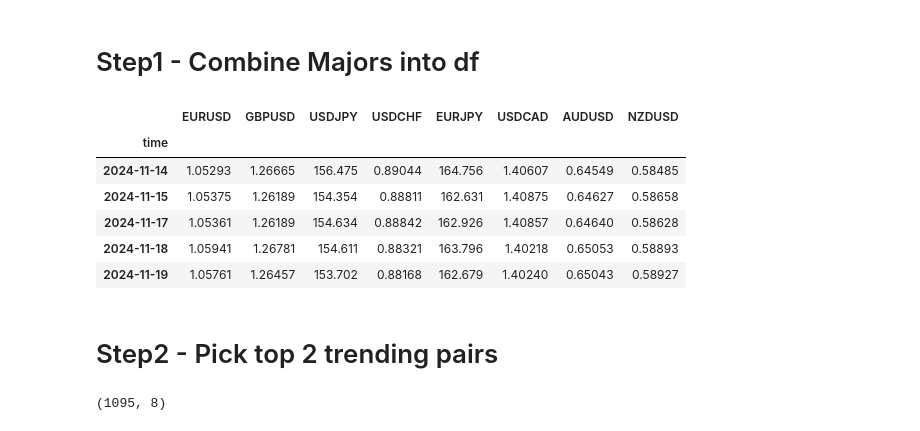
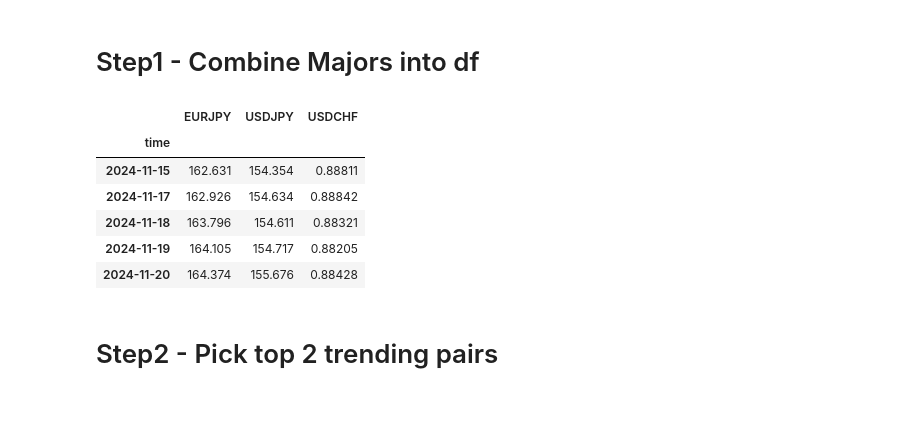
Before and after one commit to Stevealila/Trade, a Jupyter notebook: buy.ipynb, the cells around one changed output. Cells and saved outputs as stored; diff of their text form; code cells hidden in the pictures.

```diff
--- a/buy.ipynb
+++ b/buy.ipynb
@@ -10,25 +12,21 @@ from utils.mt5 import get_currency_pair_data_
 # %% [markdown]
 # Step1 - Combine Majors into df
 # %%
-majors = [ "EURUSD", "GBPUSD", "USDJPY", "USDCHF", "EURJPY", "USDCAD", "AUDUSD", "NZDUSD"]
+currencies = ["EURJPY", "USDJPY", "USDCHF"]
 
 curr_dict = {}
-for currency in majors:
-    curr_dict[currency] = get_currency_pair_data_(currency)['close']
+for currency in currencies:
+    curr_dict[currency] = get_currency_pair_data_(currency, years_back=1)['close']
 
-df = pd.concat(curr_dict, axis=1)
+df = pd.concat(curr_dict, axis=1).to_period('D')
 df.tail()
 # %% [output]
-|  | EURUSD | GBPUSD | USDJPY | USDCHF | EURJPY | USDCAD | AUDUSD | NZDUSD |
-| time |  |  |  |  |  |  |  |  |
-| 2024-11-14 | 1.05293 | 1.26665 | 156.475 | 0.89044 | 164.756 | 1.40607 | 0.64549 | 0.58485 |
-| 2024-11-15 | 1.05375 | 1.26189 | 154.354 | 0.88811 | 162.631 | 1.40875 | 0.64627 | 0.58658 |
-| 2024-11-17 | 1.05361 | 1.26189 | 154.634 | 0.88842 | 162.926 | 1.40857 | 0.64640 | 0.58628 |
-| 2024-11-18 | 1.05941 | 1.26781 | 154.611 | 0.88321 | 163.796 | 1.40218 | 0.65053 | 0.58893 |
-| 2024-11-19 | 1.05761 | 1.26457 | 153.702 | 0.88168 | 162.679 | 1.40240 | 0.65043 | 0.58927 |
+|  | EURJPY | USDJPY | USDCHF |
+| time |  |  |  |
+| 2024-11-15 | 162.631 | 154.354 | 0.88811 |
+| 2024-11-17 | 162.926 | 154.634 | 0.88842 |
+| 2024-11-18 | 163.796 | 154.611 | 0.88321 |
+| 2024-11-19 | 164.105 | 154.717 | 0.88205 |
+| 2024-11-20 | 164.374 | 155.676 | 0.88428 |
 # %% [markdown]
 # Step2 - Pick top 2 trending pairs
-# %%
-df.shape
-# %% [output]
-(1095, 8)
```
Also changed, not shown: parts of 2 cells of this notebook, 5 other files.
